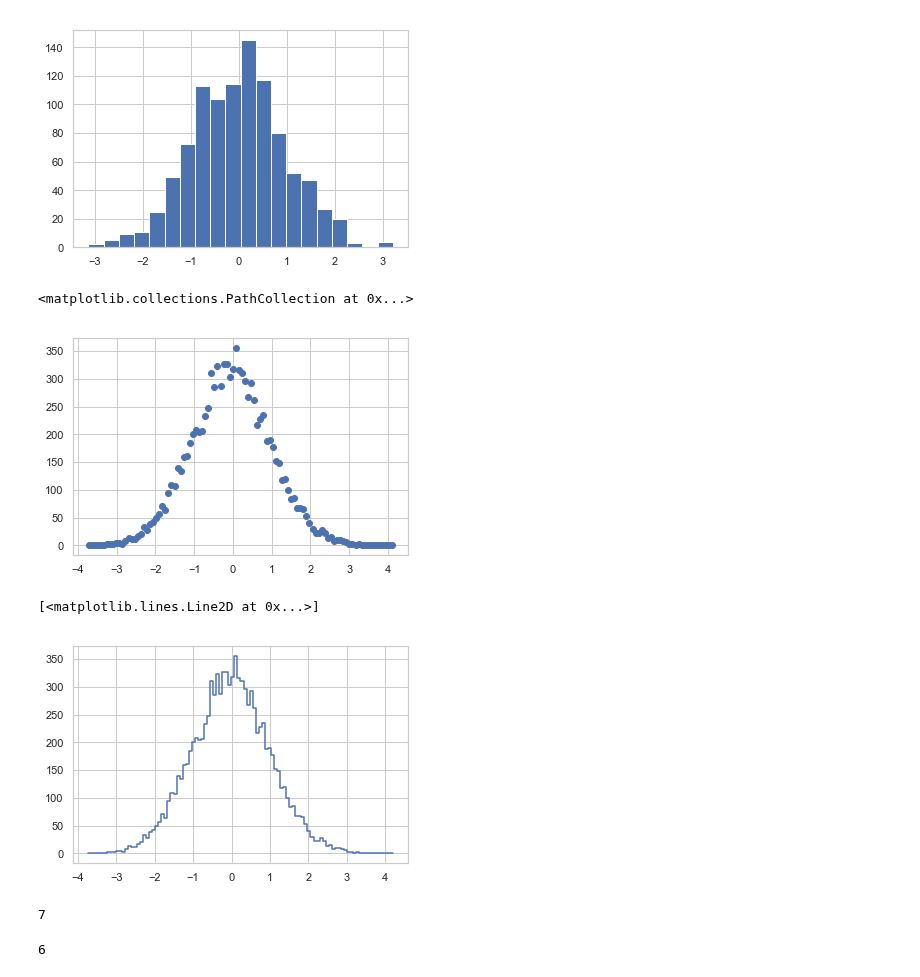
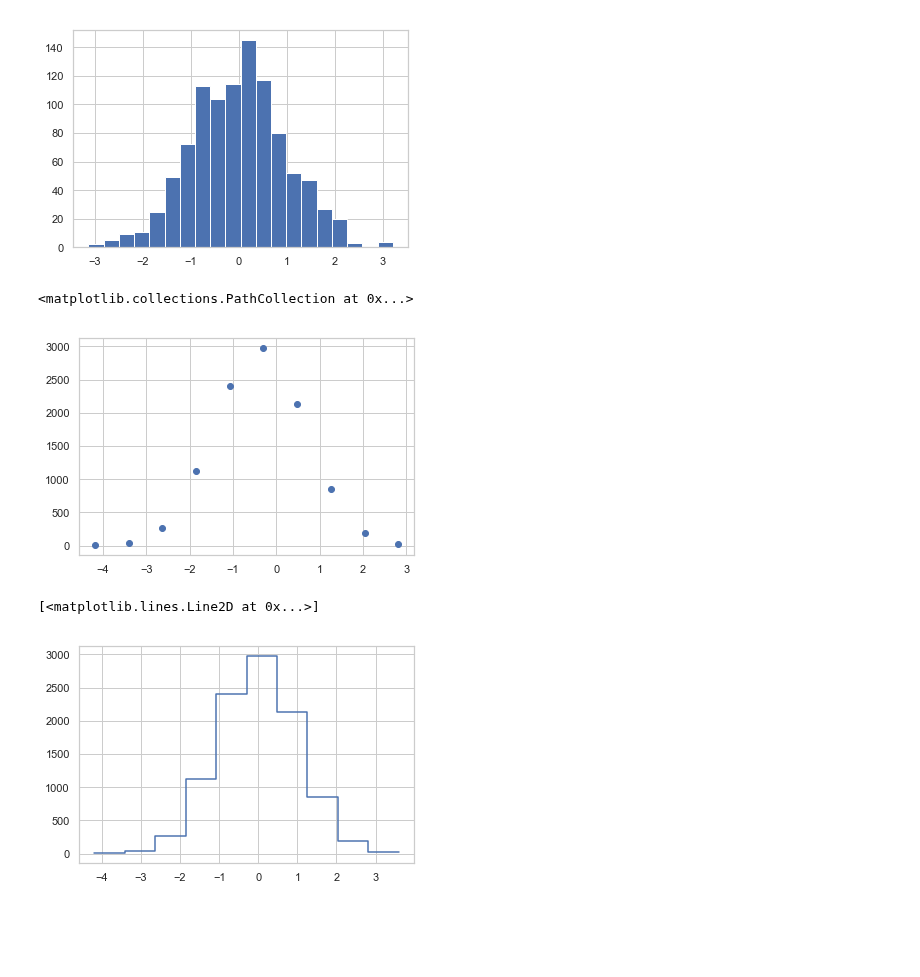
Before and after one commit to Lang-Shao/graduate_cource, a Jupyter notebook: Numerical_Python/Chap13_statistics.ipynb, the cells around one changed output. Cells and saved outputs as stored; diff of their text form; code cells hidden in the pictures; blank space fills up the shorter version.

```diff
--- a/Numerical_Python/Chap13_statistics.ipynb
+++ b/Numerical_Python/Chap13_statistics.ipynb
@@ -125,23 +125,15 @@ plt.hist(a,20)
 [figure]
 # %%
 a = np.random.randn(10000)
-histvalue, histbin = np.histogram(a,bins=100)
+histvalue, histbin = np.histogram(a,bins=10)
 plt.scatter(histbin[:-1],histvalue)
 # %% [output]
 <matplotlib.collections.PathCollection at 0x...>
-[figure, old version]
+[figure, new version]
 # %%
 histvalue = np.concatenate(([histvalue[0]],histvalue))
 # %%
 plt.plot(histbin,histvalue,ls='steps')
 # %% [output]
 [<matplotlib.lines.Line2D at 0x...>]
-[figure, old version]
+[figure, new version]
-# %%
-len(histbin)
-# %% [output]
-7
-# %%
-len(histvalue)
-# %% [output]
-6
```
Also changed, not shown: parts of 26 cells of this notebook.
